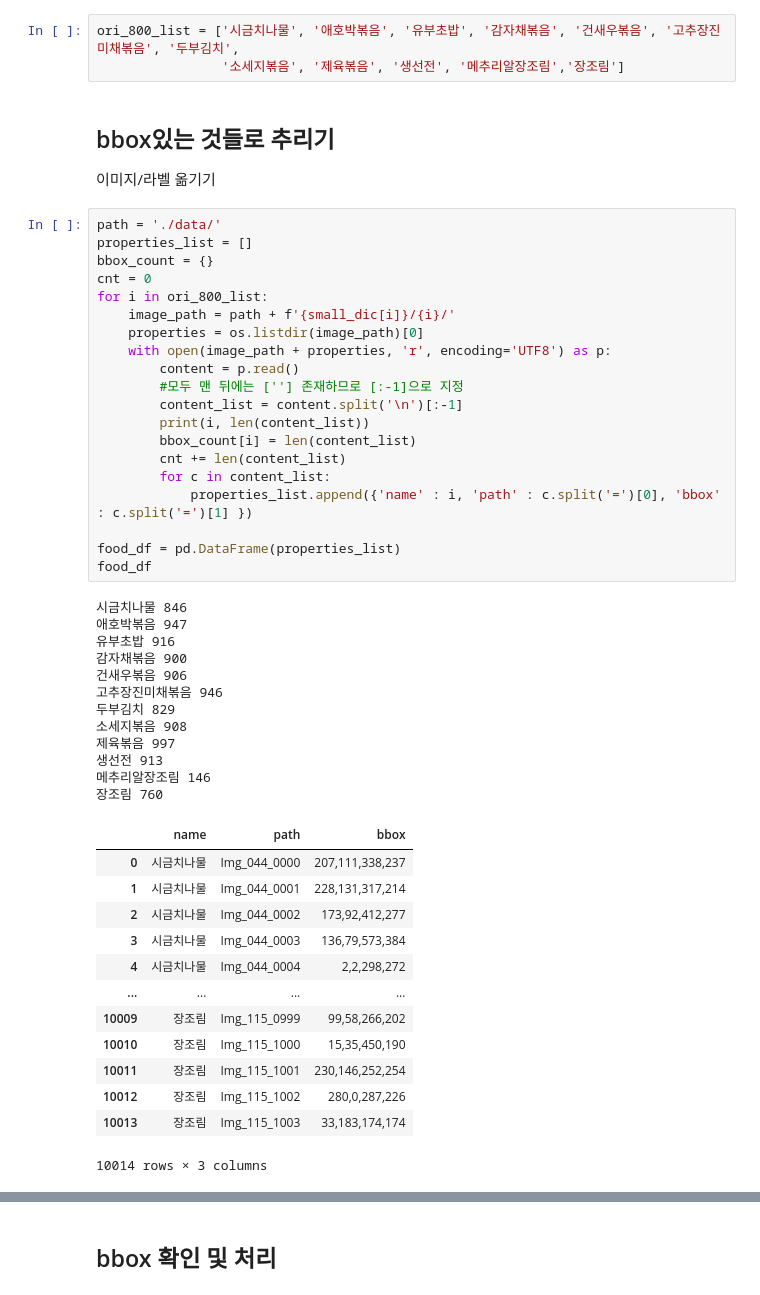
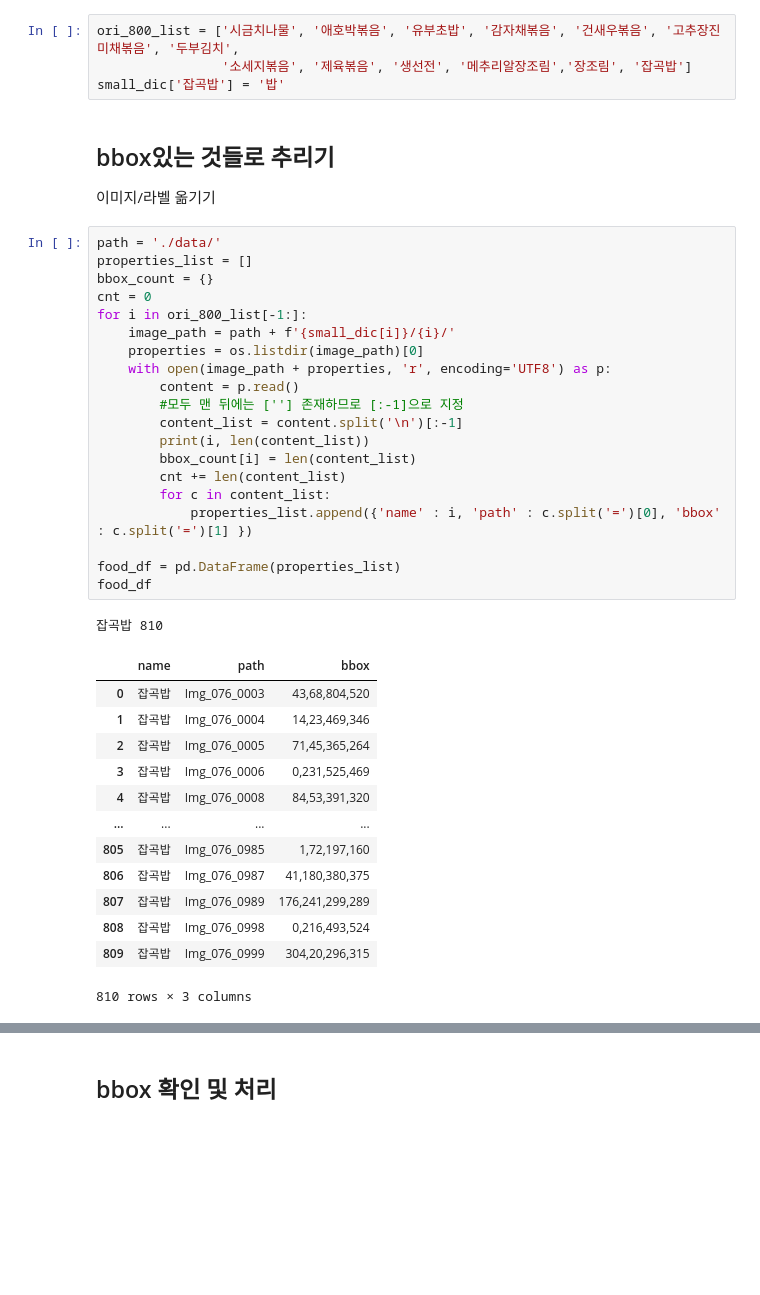
Before and after one commit to suhyun-guri/K-FOOD-DETECTIVE_AI, a Jupyter notebook: 03. 이미지 삭제 및 병합.ipynb, the cells around one changed output, grey strips where cells are left out. Cells and saved outputs as stored; diff of their text form; blank space fills up the shorter version.

```diff
--- a/03. 이미지 삭제 및 병합.ipynb
+++ b/03. 이미지 삭제 및 병합.ipynb
@@ -728,56 +728,46 @@ for i in tqdm(all_list):
 # 기존 800개 이상인 것들
 # %%
 ori_800_list = ['시금치나물', '애호박볶음', '유부초밥', '감자채볶음', '건새우볶음', '고추장진미채볶음', '두부김치',
-                '소세지볶음', '제육볶음', '생선전', '메추리알장조림','장조림']
+                '소세지볶음', '제육볶음', '생선전', '메추리알장조림','장조림', '잡곡밥']
+small_dic['잡곡밥'] = '밥'
 # %% [markdown]
 ## bbox있는 것들로 추리기
 이미지/라벨 옮기기
 # %%
 path = './data/'
 properties_list = []
 bbox_count = {}
 cnt = 0
-for i in ori_800_list:
+for i in ori_800_list[-1:]:
     image_path = path + f'{small_dic[i]}/{i}/'
     properties = os.listdir(image_path)[0]
     with open(image_path + properties, 'r', encoding='UTF8') as p:
         content = p.read()
         #모두 맨 뒤에는 [''] 존재하므로 [:-1]으로 지정
         content_list = content.split('\n')[:-1]
         print(i, len(content_list))
         bbox_count[i] = len(content_list)
         cnt += len(content_list)
         for c in content_list:
             properties_list.append({'name' : i, 'path' : c.split('=')[0], 'bbox' : c.split('=')[1] })
 
 food_df = pd.DataFrame(properties_list)
 food_df
 # %% [output]
-시금치나물 846
-애호박볶음 947
-유부초밥 916
-감자채볶음 900
-건새우볶음 906
-고추장진미채볶음 946
-두부김치 829
-소세지볶음 908
-제육볶음 997
-생선전 913
-메추리알장조림 146
-장조림 760
+잡곡밥 810
 |  | name | path | bbox |
-| 0 | 시금치나물 | Img_044_0000 | 207,111,338,237 |
-| 1 | 시금치나물 | Img_044_0001 | 228,131,317,214 |
-| 2 | 시금치나물 | Img_044_0002 | 173,92,412,277 |
-| 3 | 시금치나물 | Img_044_0003 | 136,79,573,384 |
-| 4 | 시금치나물 | Img_044_0004 | 2,2,298,272 |
+| 0 | 잡곡밥 | Img_076_0003 | 43,68,804,520 |
+| 1 | 잡곡밥 | Img_076_0004 | 14,23,469,346 |
+| 2 | 잡곡밥 | Img_076_0005 | 71,45,365,264 |
+| 3 | 잡곡밥 | Img_076_0006 | 0,231,525,469 |
+| 4 | 잡곡밥 | Img_076_0008 | 84,53,391,320 |
 | ... | ... | ... | ... |
-| 10009 | 장조림 | Img_115_0999 | 99,58,266,202 |
-| 10010 | 장조림 | Img_115_1000 | 15,35,450,190 |
-| 10011 | 장조림 | Img_115_1001 | 230,146,252,254 |
-| 10012 | 장조림 | Img_115_1002 | 280,0,287,226 |
-| 10013 | 장조림 | Img_115_1003 | 33,183,174,174 |
+| 805 | 잡곡밥 | Img_076_0985 | 1,72,197,160 |
+| 806 | 잡곡밥 | Img_076_0987 | 41,180,380,375 |
+| 807 | 잡곡밥 | Img_076_0989 | 176,241,299,289 |
+| 808 | 잡곡밥 | Img_076_0998 | 0,216,493,524 |
+| 809 | 잡곡밥 | Img_076_0999 | 304,20,296,315 |
-10014 rows × 3 columns
+810 rows × 3 columns
 # %%
 #이미지 옮기기
 import shutil
```
Also changed, not shown: parts of 31 cells of this notebook.
